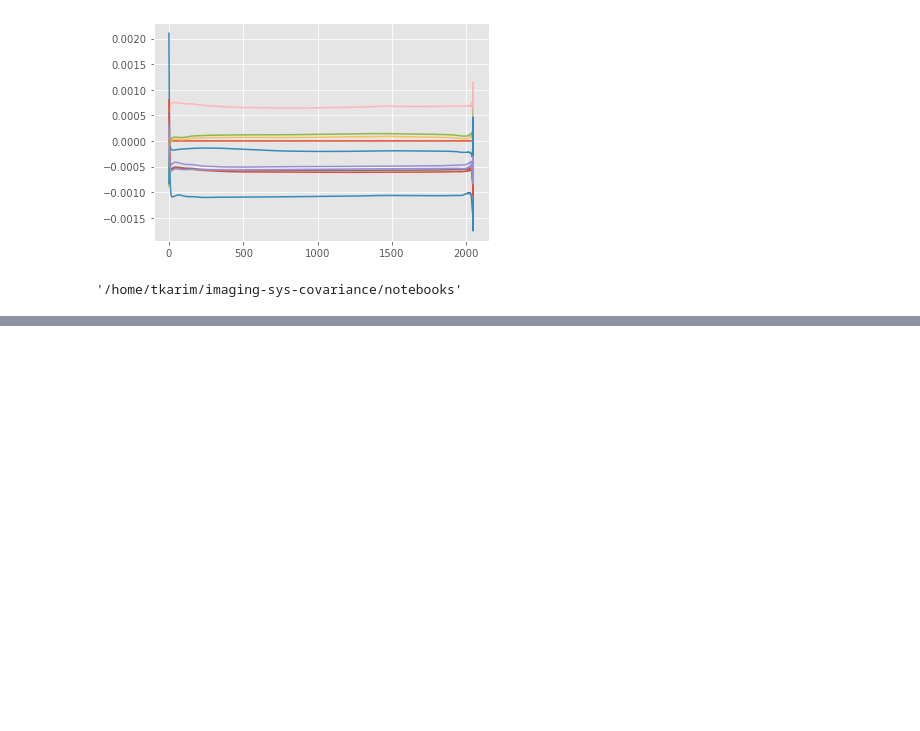
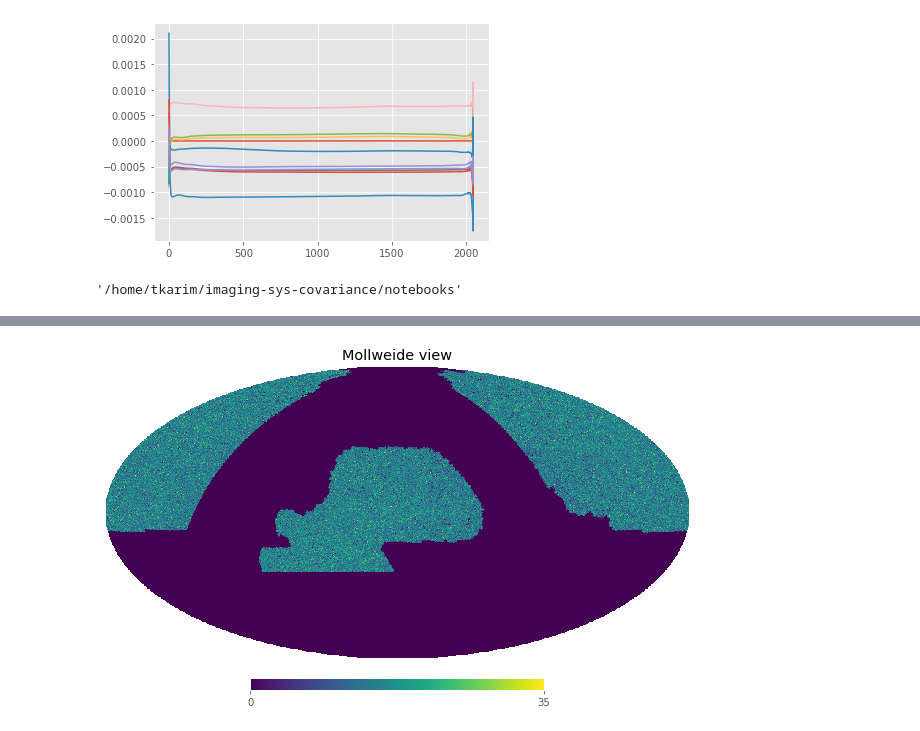
Before and after one commit to tanveerkarim/imaging-sys-covariance, a Jupyter notebook: notebooks/WindowFunctionAnalysis.ipynb, the cells around one changed output, grey strips where cells are left out. Drawn from its saved outputs; the diff is of its cells as text; code cells hidden in the pictures; blank space fills up the shorter version.

```diff
--- a/notebooks/WindowFunctionAnalysis.ipynb
+++ b/notebooks/WindowFunctionAnalysis.ipynb
@@ -788,0 +814,4 @@ pwd
+# %%
+rand_elg=np.load("/home/tkarim/imaging-sys-covariance/dat/elg_ran1024.npy")
+hp.mollview(rand_elg)
+# %% [output]
@@ -788,0 +821 @@ pwd
+[figure, added]
```
Also changed, not shown: parts of 10 cells of this notebook.
